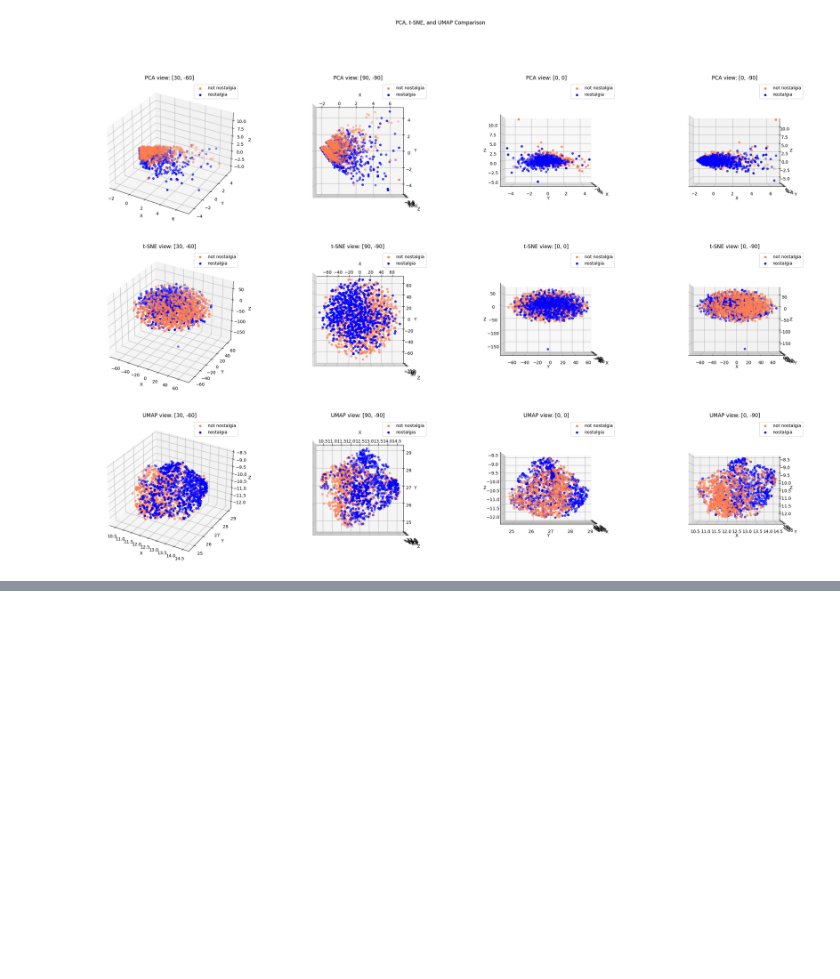
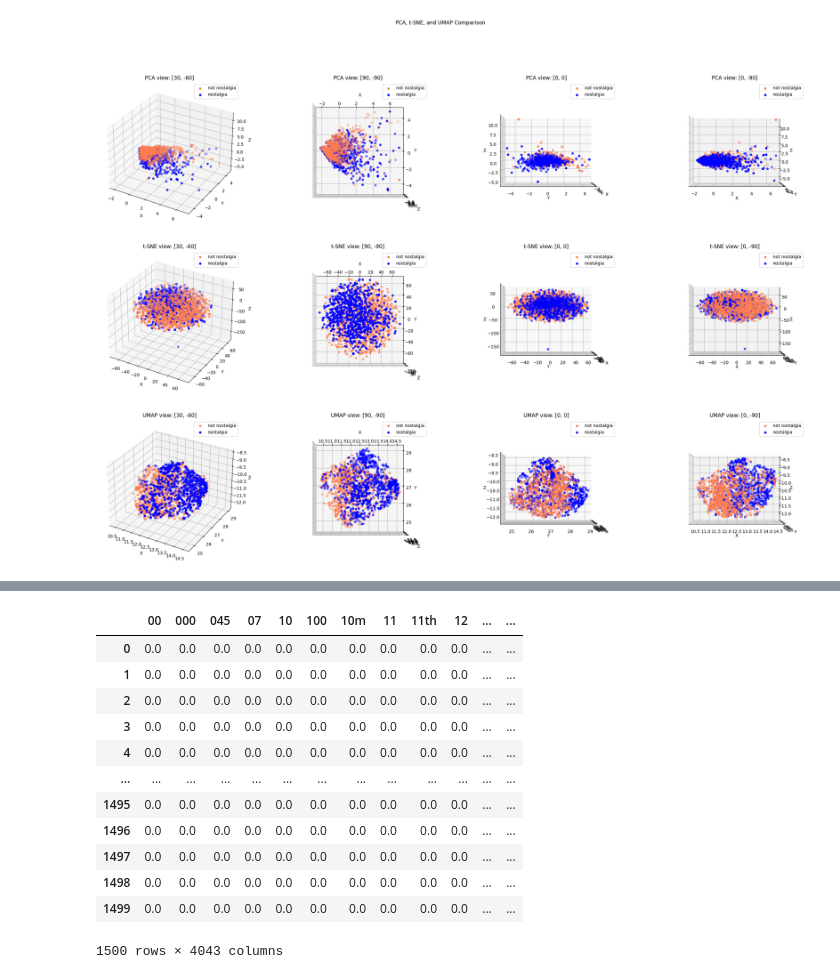
Before and after one commit to Brady29655751/DM2024-Lab1-Homework, a Jupyter notebook: DM2024-Lab1-Homework.ipynb, the cells around one changed output, grey strips where cells are left out. Drawn from its saved outputs; the diff is of its cells as text; code cells hidden in the pictures; blank space fills up the shorter version.

```diff
--- a/DM2024-Lab1-Homework.ipynb
+++ b/DM2024-Lab1-Homework.ipynb
@@ -394,12 +385,12 @@ Runtime: 0.04288291931152344
 ---------
 # %%
 # Exercise 18 (part 1)
-# minSup choose 3 by above graphs in Exercise 17 (part 2)
+# minSup choose this one by above graphs in Exercise 17 (part 2)
 # We group together all of the dataframes related to our found patterns
 dfs = []
 
 for i,sentiment in enumerate(sentiments):
-    obj = mfpg.MaxFPGrowth(iFile='td_freq_db_' + sentiment.replace('.', '_') + '.csv', minSup=3)
+    obj = mfpg.MaxFPGrowth(iFile='td_freq_db_' + sentiment.replace('.', '_') + '.csv', minSup=6)
     obj.mine()
     dfs.append(obj.getPatternsAsDataFrame())
 
@@ -415,9 +406,7 @@ for pattern_df in dfs:
 
 # Filter out patterns that appear in more than one dataframe
 unique_patterns = {pattern for pattern, count in pattern_counts.items() if count == 1}
-# Calculate the total number of patterns across all sentiment
 total_patterns_count = sum(len(df) for pattern_df in dfs)
-# Calculate how many patterns were discarded
 discarded_patterns_count = total_patterns_count - len(unique_patterns)
 
 # For each, filter the patterns to keep only the unique ones
@@ -426,15 +415,11 @@ for pattern_df in dfs:
     filtered_df = pattern_df[pattern_df['Patterns'].isin(unique_patterns)]
     filtered_dfs.append(filtered_df)
 
-# Merge the filtered dataframes into a final dataframe
+# Merge the filtered dataframes into a final dataframe and sort by support
 final_pattern_df = pd.concat(filtered_dfs, ignore_index=True)
-
-# Sort by support
 final_pattern_df = final_pattern_df.sort_values(by='Support', ascending=False)
 
-# Display the final result
 print(final_pattern_df)
-# Print the number of discarded patterns
 print(f"Number of patterns discarded: {discarded_patterns_count}")
 # %% [output]
 Maximal Frequent patterns were generated successfully using MaxFp-Growth algorithm
@@ -557,0 +581,40 @@ df[0:9]
+# %%
+# Implement Bayes Classifier
+# Now with tfidf_vect (part 1)
+
+# Generate TFIDF features
+tfidf_vect = TfidfVectorizer()
+df_tdm = tfidf_vect.fit_transform(df.comment)
+terms = tfidf_vect.get_feature_names_out()
+
+# Tokenize the sentences into sets of unique words
+df['tokenized_comment'] = df['comment'].str.split().apply(set)
+
+# Initialize the pattern matrix
+pattern_matrix = pd.DataFrame(0, index=df.index, columns=final_pattern_df['Patterns'])
+
+# Iterate over each pattern and check if all words in the pattern are present in the tokenized sentence
+for pattern in tqdm(final_pattern_df['Patterns']):
+    pattern_words = set(pattern.split())  # Tokenize pattern into words
+    pattern_matrix[pattern] = df['tokenized_comment'].apply(lambda x: 1 if pattern_words.issubset(x) else 0)
+
+# Convert the term-document matrix to a DataFrame for easy merging
+# Concatenate the original TDM and the pattern matrix to augment the features
+tdm_df = pd.DataFrame(df_tdm.toarray(), columns=terms, index=df.index)
+augmented_df = pd.concat([tdm_df, pattern_matrix], axis=1)
+
+augmented_df
+# %% [output]
+|  | 00 | 000 | 045 | 07 | 10 | 100 | 10m | 11 | 11th | 12 | ... | ... |
+| 0 | 0.0 | 0.0 | 0.0 | 0.0 | 0.0 | 0.0 | 0.0 | 0.0 | 0.0 | 0.0 | ... | ... |
+| 1 | 0.0 | 0.0 | 0.0 | 0.0 | 0.0 | 0.0 | 0.0 | 0.0 | 0.0 | 0.0 | ... | ... |
+| 2 | 0.0 | 0.0 | 0.0 | 0.0 | 0.0 | 0.0 | 0.0 | 0.0 | 0.0 | 0.0 | ... | ... |
+| 3 | 0.0 | 0.0 | 0.0 | 0.0 | 0.0 | 0.0 | 0.0 | 0.0 | 0.0 | 0.0 | ... | ... |
+| 4 | 0.0 | 0.0 | 0.0 | 0.0 | 0.0 | 0.0 | 0.0 | 0.0 | 0.0 | 0.0 | ... | ... |
+| ... | ... | ... | ... | ... | ... | ... | ... | ... | ... | ... | ... | ... |
+| 1495 | 0.0 | 0.0 | 0.0 | 0.0 | 0.0 | 0.0 | 0.0 | 0.0 | 0.0 | 0.0 | ... | ... |
+| 1496 | 0.0 | 0.0 | 0.0 | 0.0 | 0.0 | 0.0 | 0.0 | 0.0 | 0.0 | 0.0 | ... | ... |
+| 1497 | 0.0 | 0.0 | 0.0 | 0.0 | 0.0 | 0.0 | 0.0 | 0.0 | 0.0 | 0.0 | ... | ... |
+| 1498 | 0.0 | 0.0 | 0.0 | 0.0 | 0.0 | 0.0 | 0.0 | 0.0 | 0.0 | 0.0 | ... | ... |
+| 1499 | 0.0 | 0.0 | 0.0 | 0.0 | 0.0 | 0.0 | 0.0 | 0.0 | 0.0 | 0.0 | ... | ... |
+1500 rows × 4043 columns
```
Also changed, not shown: parts of 13 cells of this notebook.
